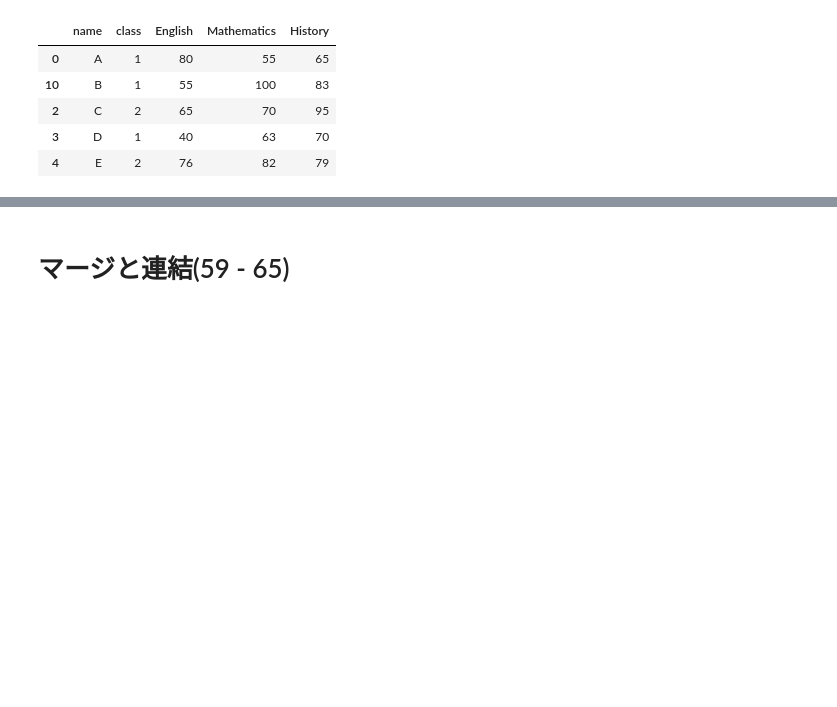
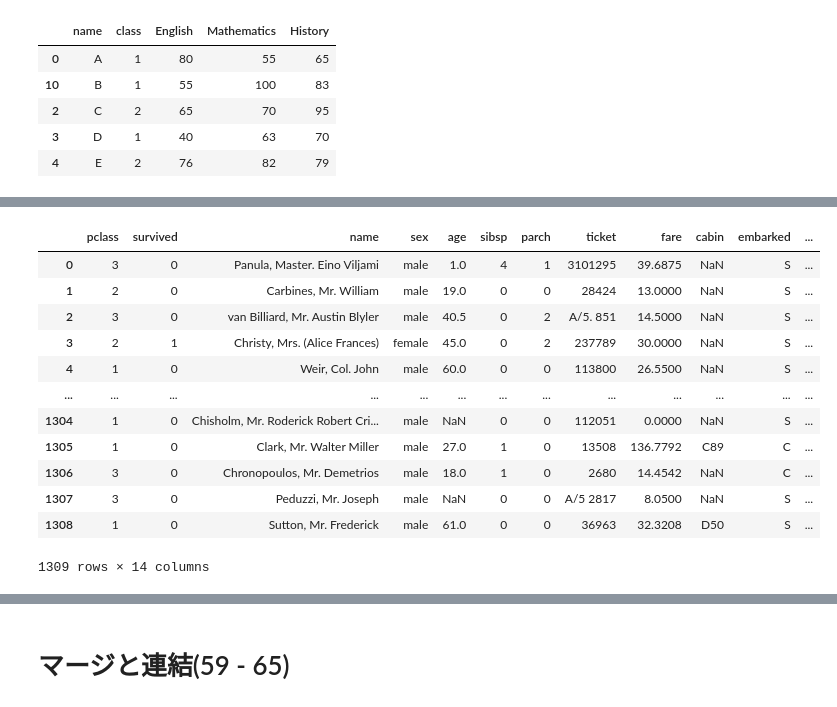
Before and after one commit to KojoBarbie/pandas_practice, a Jupyter notebook: notebook/01_Pandas_100_Knocks_for_Begginer_v1.0.6.ipynb, the cells around one changed output, grey strips where cells are left out. Saved outputs shown, nothing was run; the diff lists cells and outputs as text; code cells hidden in the pictures; blank space fills up the shorter version.

```diff
--- a/notebook/01_Pandas_100_Knocks_for_Begginer_v1.0.6.ipynb
+++ b/notebook/01_Pandas_100_Knocks_for_Begginer_v1.0.6.ipynb
@@ -915,8 +992,24 @@ df = initialize1() #初期化
 # %%
 # 【51】
 # dfの行をシャッフルし、インデックスを振り直して表示
 #print(ans[51]) #回答表示
 df = initialize1() #初期化
+
+df.sample(frac=1, ignore_index=True)
+# %% [output]
+|  | pclass | survived | name | sex | age | sibsp | parch | ticket | fare | cabin | embarked | ... |
+| 0 | 3 | 0 | Panula, Master. Eino Viljami | male | 1.0 | 4 | 1 | 3101295 | 39.6875 | NaN | S | ... |
+| 1 | 2 | 0 | Carbines, Mr. William | male | 19.0 | 0 | 0 | 28424 | 13.0000 | NaN | S | ... |
+| 2 | 3 | 0 | van Billiard, Mr. Austin Blyler | male | 40.5 | 0 | 2 | A/5. 851 | 14.5000 | NaN | S | ... |
+| 3 | 2 | 1 | Christy, Mrs. (Alice Frances) | female | 45.0 | 0 | 2 | 237789 | 30.0000 | NaN | S | ... |
+| 4 | 1 | 0 | Weir, Col. John | male | 60.0 | 0 | 0 | 113800 | 26.5500 | NaN | S | ... |
+| ... | ... | ... | ... | ... | ... | ... | ... | ... | ... | ... | ... | ... |
+| 1304 | 1 | 0 | Chisholm, Mr. Roderick Robert Cri... | male | NaN | 0 | 0 | 112051 | 0.0000 | NaN | S | ... |
+| 1305 | 1 | 0 | Clark, Mr. Walter Miller | male | 27.0 | 1 | 0 | 13508 | 136.7792 | C89 | C | ... |
+| 1306 | 3 | 0 | Chronopoulos, Mr. Demetrios | male | 18.0 | 1 | 0 | 2680 | 14.4542 | NaN | C | ... |
+| 1307 | 3 | 0 | Peduzzi, Mr. Joseph | male | NaN | 0 | 0 | A/5 2817 | 8.0500 | NaN | S | ... |
+| 1308 | 1 | 0 | Sutton, Mr. Frederick | male | 61.0 | 0 | 0 | 36963 | 32.3208 | D50 | S | ... |
+1309 rows × 14 columns
 # %%
 # 【52】
 # ①df2の重複行数をカウント
```
Also changed, not shown: parts of 19 cells of this notebook.
